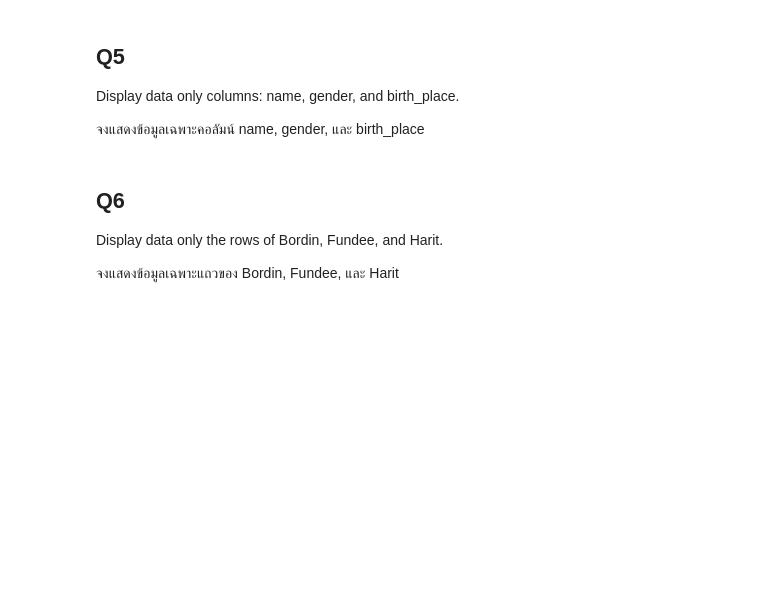
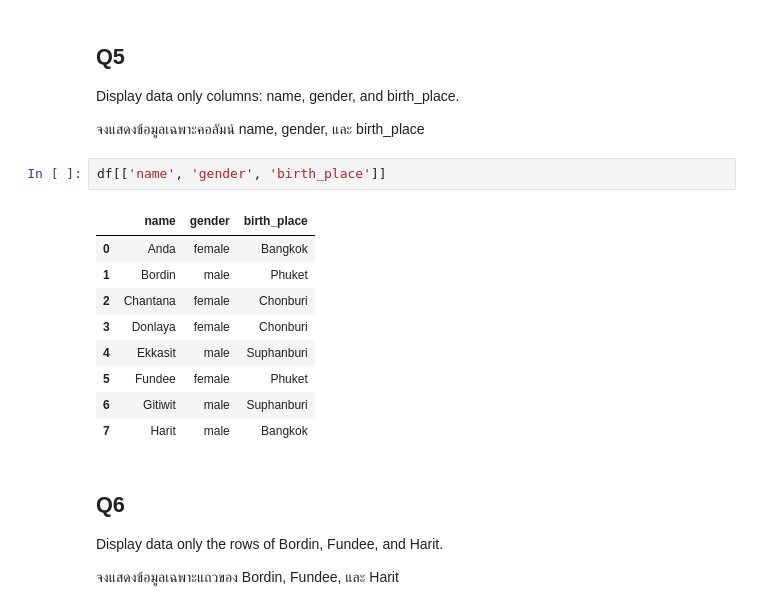
Before and after one commit to superohm99/Intro-Data-Analytic-1-2567, a Jupyter notebook: Employee_DB1.ipynb, the cells around one changed output. Drawn from its saved outputs; the diff is of its cells as text; blank space fills up the shorter version.

```diff
--- a/Employee_DB1.ipynb
+++ b/Employee_DB1.ipynb
@@ -70,6 +92,18 @@ Display the last 3 rows of the dataframe.
 Display data only columns: name, gender, and birth_place.
 
 จงแสดงข้อมูลเฉพาะคอลัมน์ name, gender, และ birth_place
+# %%
+df[['name', 'gender', 'birth_place']]
+# %% [output]
+|  | name | gender | birth_place |
+| 0 | Anda | female | Bangkok |
+| 1 | Bordin | male | Phuket |
+| 2 | Chantana | female | Chonburi |
+| 3 | Donlaya | female | Chonburi |
+| 4 | Ekkasit | male | Suphanburi |
+| 5 | Fundee | female | Phuket |
+| 6 | Gitiwit | male | Suphanburi |
+| 7 | Harit | male | Bangkok |
 # %% [markdown]
 ## Q6
 
```
Also changed, not shown: parts of 12 cells of this notebook.
